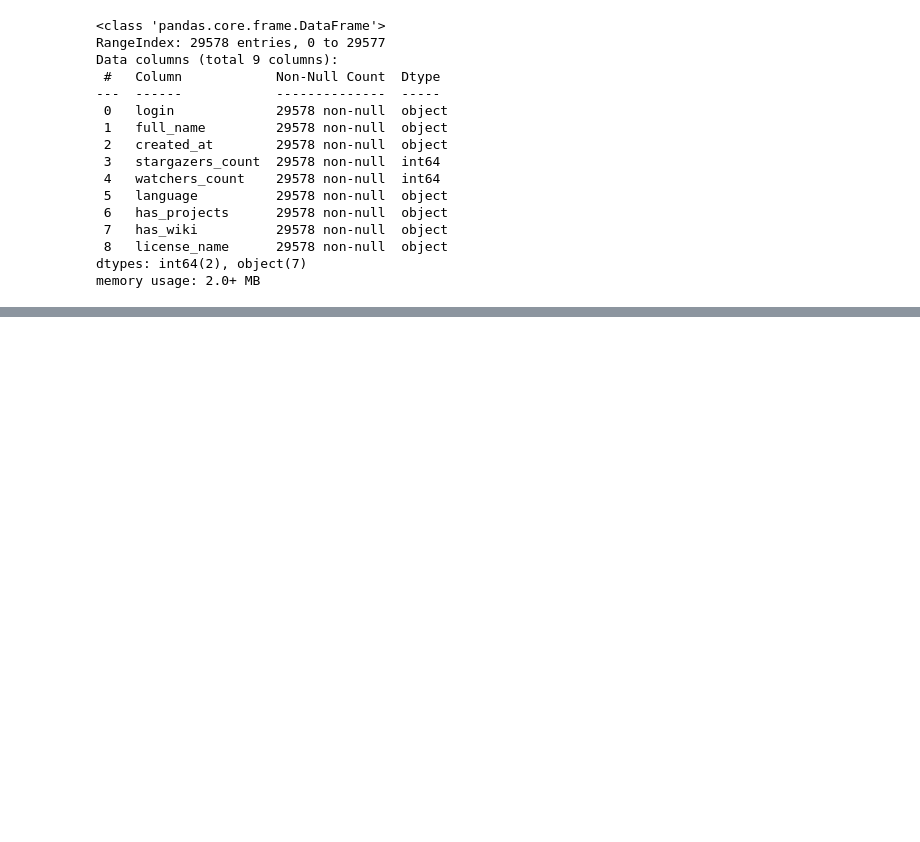
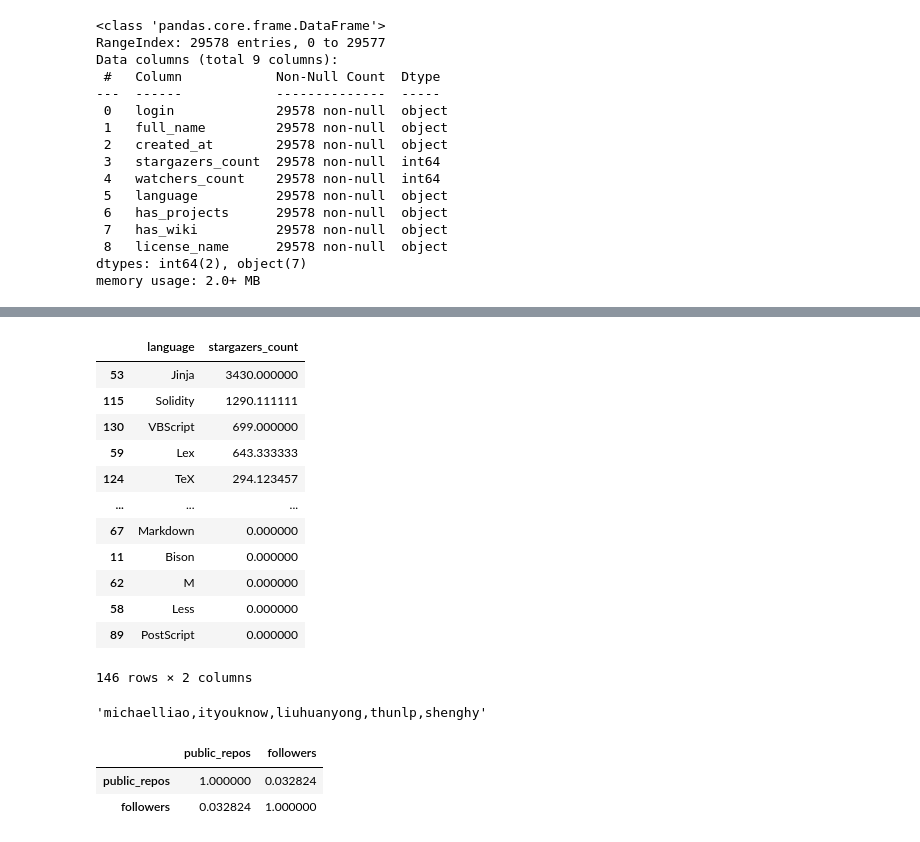
Before and after one commit to tuxdna/tds-project1, a Jupyter notebook: notebook.ipynb, the cells around one changed output, grey strips where cells are left out. Drawn from its saved outputs; the diff is of its cells as text; code cells hidden in the pictures; blank space fills up the shorter version.

```diff
--- a/notebook.ipynb
+++ b/notebook.ipynb
@@ -380,0 +436,16 @@ memory usage: 2.0+ MB
+# %%
+df_all_repos.groupby("language")["stargazers_count"].mean().reset_index().sort_values("stargazers_count", ascending=False)
+# %% [output]
+|  | language | stargazers_count |
+| 53 | Jinja | 3430.000000 |
+| 115 | Solidity | 1290.111111 |
+| 130 | VBScript | 699.000000 |
+| 59 | Lex | 643.333333 |
+| 124 | TeX | 294.123457 |
+| ... | ... | ... |
+| 67 | Markdown | 0.000000 |
+| 11 | Bison | 0.000000 |
+| 62 | M | 0.000000 |
+| 58 | Less | 0.000000 |
+| 89 | PostScript | 0.000000 |
+146 rows × 2 columns
@@ -380,0 +457,12 @@ memory usage: 2.0+ MB
+# %%
+df_filtered = df_leader.sort_values("leader_strength", ascending=False)[["login", "leader_strength"]].head()
+login_list = df_filtered.login.values
+",".join(login_list)
+# %% [output]
+'michaelliao,ityouknow,liuhuanyong,thunlp,shenghy'
+# %%
+df_user_profiles[["public_repos", "followers"]].corr()
+# %% [output]
+|  | public_repos | followers |
+| public_repos | 1.000000 | 0.032824 |
+| followers | 0.032824 | 1.000000 |
```
Also changed, not shown: parts of 15 cells of this notebook, 1 other file.
